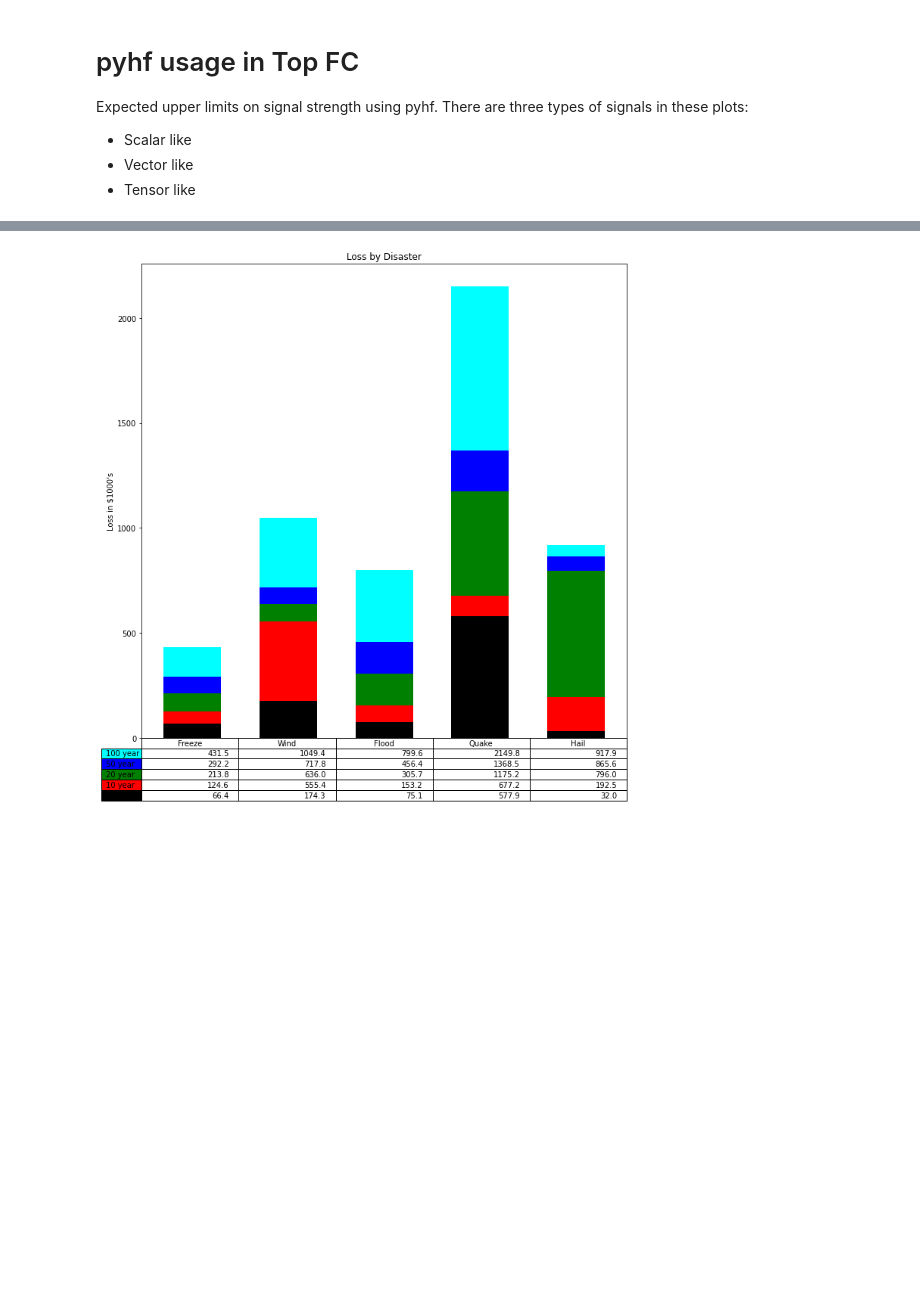
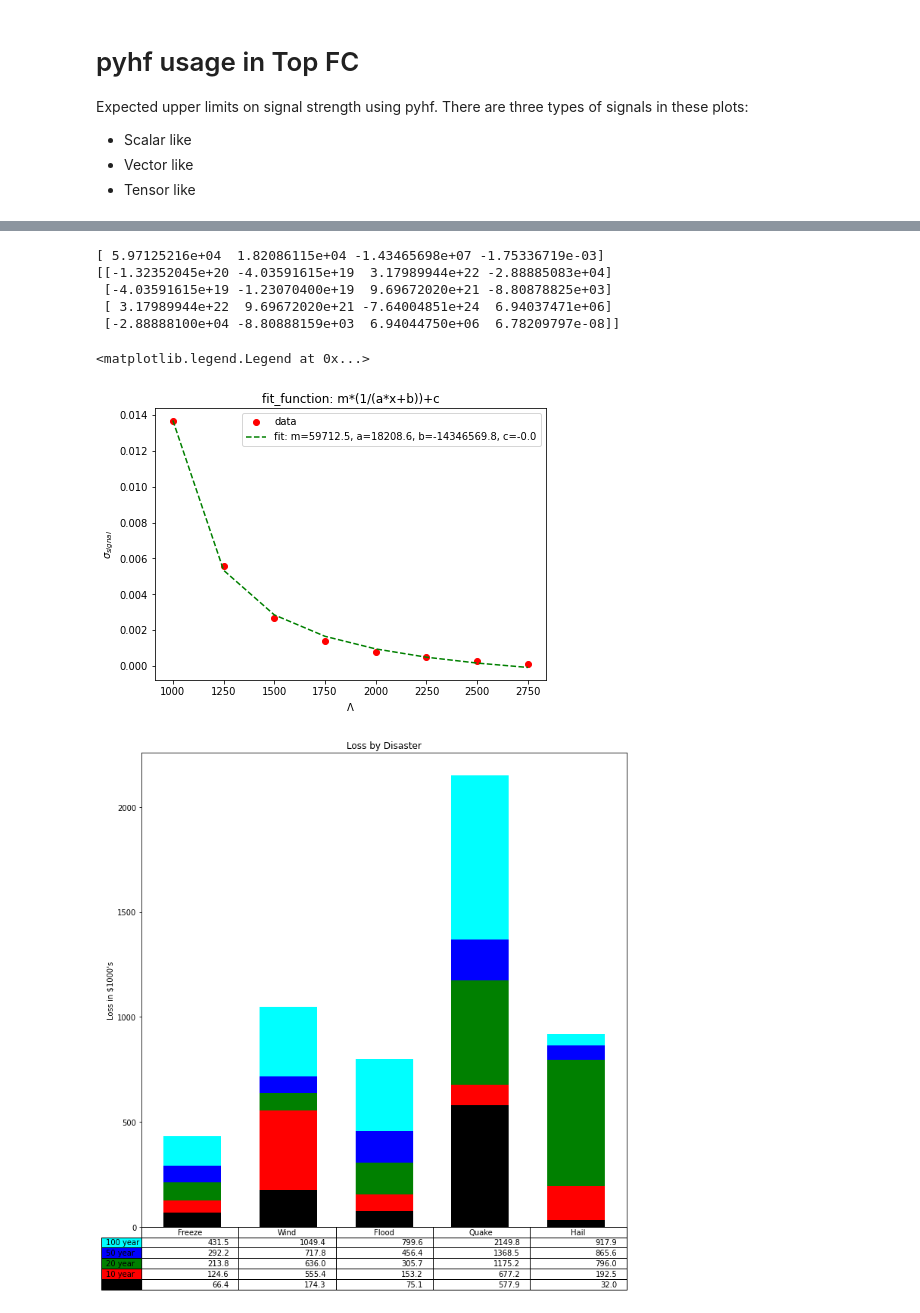
Before and after one commit to mghasemi19/TopFC, a Jupyter notebook: Fit_results/UL_plots.ipynb, the cells around one changed output, grey strips where cells are left out. Saved outputs shown, nothing was run; the diff lists cells and outputs as text; code cells hidden in the pictures; blank space fills up the shorter version.

```diff
--- a/Fit_results/UL_plots.ipynb
+++ b/Fit_results/UL_plots.ipynb
@@ -9,3 +42,26 @@ Expected upper limits on signal strength using pyhf. There are three types of si
+# %%
+def func(x, m, a, b, c):
+    return m*(1/(a*x+b))+c
+popt, pcov = optimize.curve_fit(func, gamma, xsec,method="lm")
+
+print(popt)
+print(pcov)
+
+plt.figure(figsize=(7,5))
+plt.plot(gamma, xsec, 'ro', label='data')
+plt.plot(np.array(gamma), func(np.array(gamma), *popt), 'g--', label='fit: m=%.1f, a=%.1f, b=%.1f, c=%.1f' % tuple(popt))
+plt.xlabel('$\Lambda$')
+plt.ylabel('$\sigma_{signal}$')
+plt.title('fit_function: m*(1/(a*x+b))+c')
+plt.legend()
+# %% [output]
+[ 5.97125216e+04  1.82086115e+04 -1.43465698e+07 -1.75336719e-03]
+[[-1.32352045e+20 -4.03591615e+19  3.17989944e+22 -2.88885083e+04]
+ [-4.03591615e+19 -1.23070400e+19  9.69672020e+21 -8.80878825e+03]
+ [ 3.17989944e+22  9.69672020e+21 -7.64004851e+24  6.94037471e+06]
+ [-2.88888100e+04 -8.80888159e+03  6.94044750e+06  6.78209797e-08]]
+<matplotlib.legend.Legend at 0x...>
+[figure, added]
 # %%
 import numpy as np
 import matplotlib.pyplot as plt
```
Also changed, not shown: parts of 1 cell of this notebook, 1 other file.
